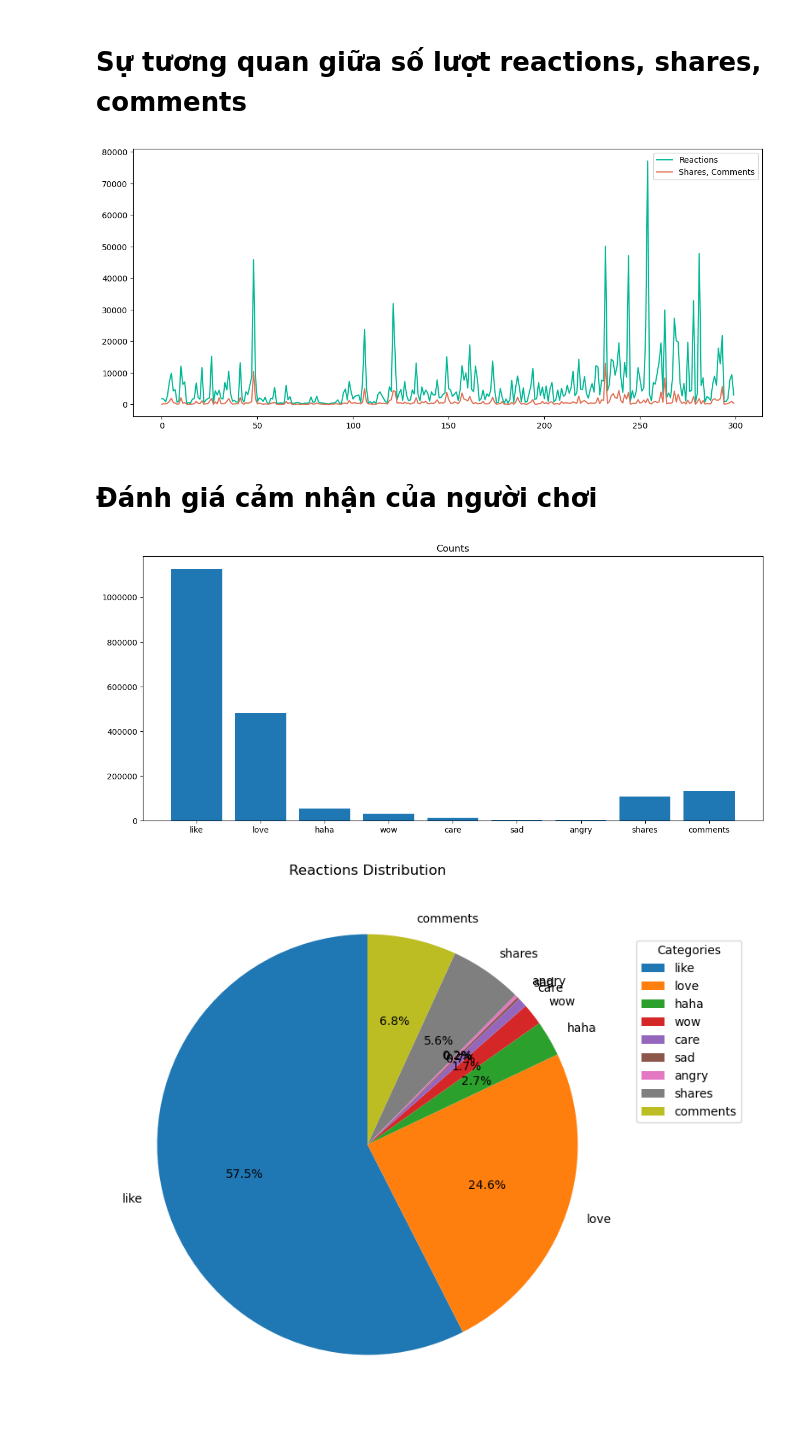
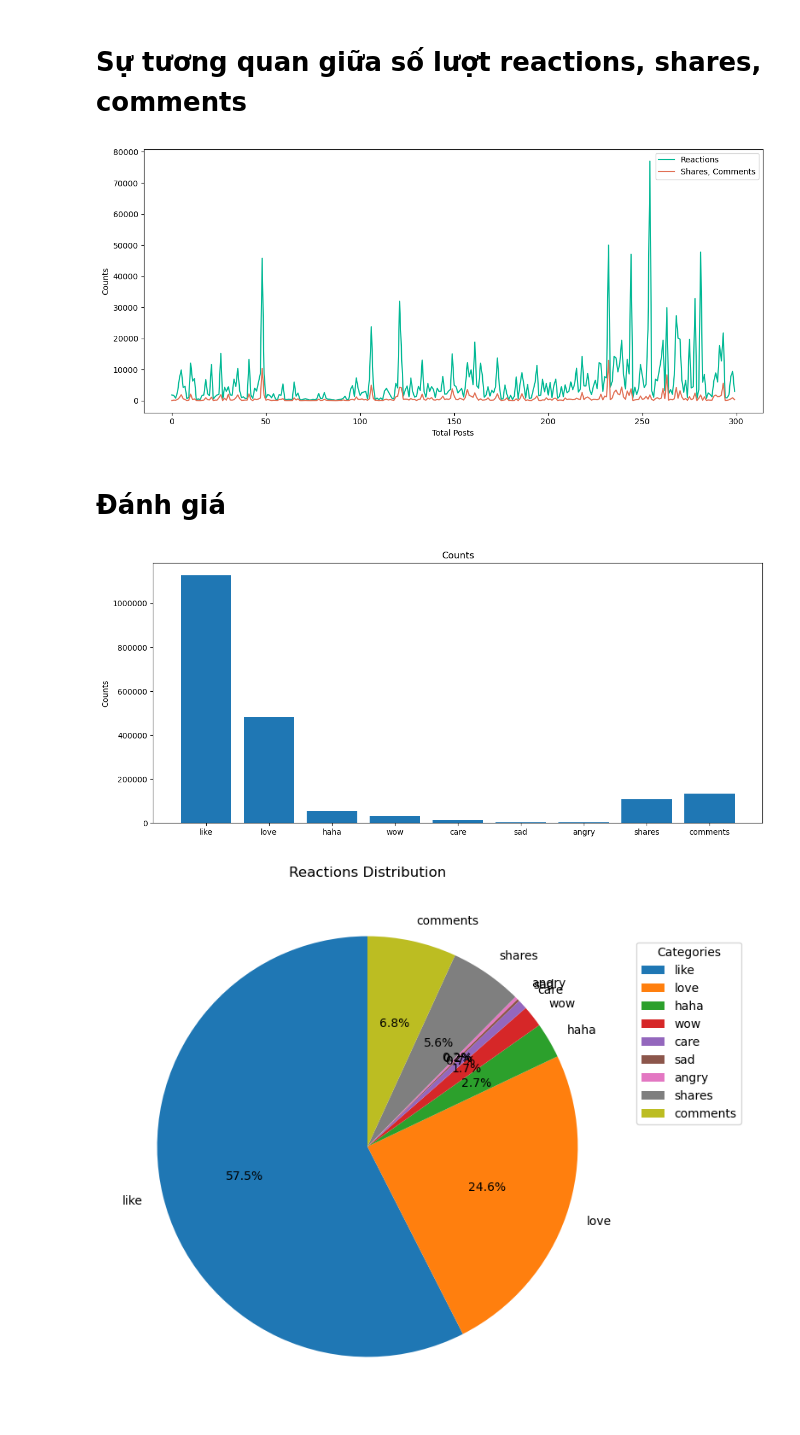
Before and after one commit to NguyenXuanHiep1709/Final-Project, a Jupyter notebook: Analyze_Data.ipynb, the cells around one changed output. Cells and saved outputs as stored; diff of their text form; code cells hidden in the pictures.

```diff
--- a/Analyze_Data.ipynb
+++ b/Analyze_Data.ipynb
@@ -282,18 +283,20 @@ Text(0.5, 0, 'Reaction Count')
 # %%
 Y = data['reaction_count']
 Y2 = data['comments'] + data['shares']
 
 plt.figure(figsize=(14, 6))
 
 plt.plot(np.arange(len(Y)), Y, color='#00b894', label='Reactions')
 plt.plot(np.arange(len(Y2)), Y2, color='#e17055', label='Shares, Comments')
 
+plt.xlabel('Total Posts')
+plt.ylabel('Counts')
 plt.legend()
 plt.show()
 # %% [output]
-[figure, old version]
+[figure, new version]
 # %% [markdown]
-# Đánh giá cảm nhận của người chơi
+# Đánh giá
 # %%
 total_reactions = data[['like', 'love', 'haha', 'wow', 'care', 'sad', 'angry', 'shares', 'comments']].sum()
 plt.figure(figsize=(14, 6))
@@ -301,10 +304,11 @@ plt.figure(figsize=(14, 6))
 plt.bar(total_reactions.index, total_reactions.values)
 plt.title('Counts')
 
+plt.ylabel('Counts')
 plt.ticklabel_format(style='plain', axis='y')
 plt.show()
 # %% [output]
-[figure, old version]
+[figure, new version]
 # %%
 plt.figure(figsize=(8, 8))
 
```
Also changed, not shown: parts of 8 cells of this notebook, 3 other files.
